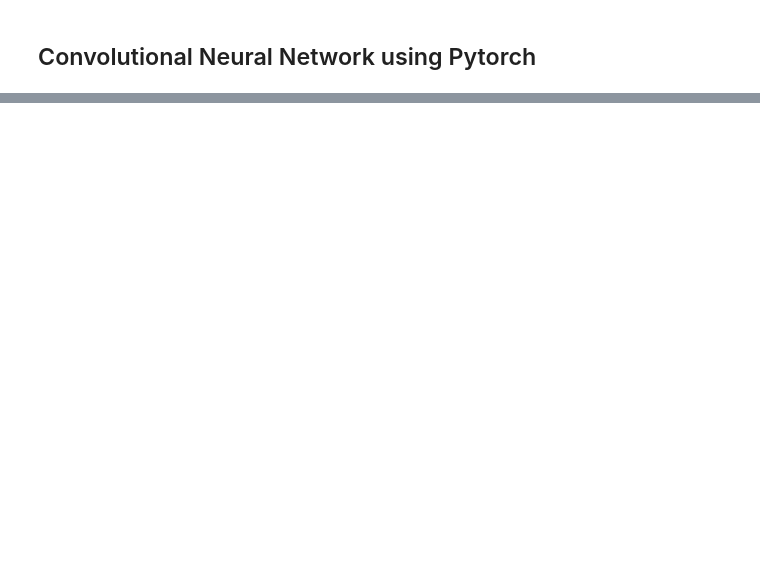
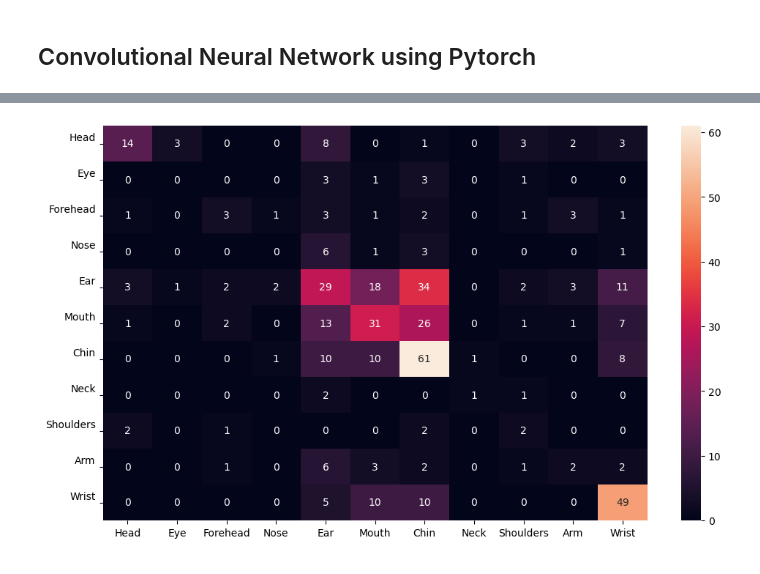
Before and after one commit to Kai-Barry/Classification-for-Auslan, a Jupyter notebook: Experiment5.ipynb, the cells around one changed output, grey strips where cells are left out. Cells and saved outputs as stored; diff of their text form; code cells hidden in the pictures; blank space fills up the shorter version.

```diff
--- a/Experiment5.ipynb
+++ b/Experiment5.ipynb
@@ -429,0 +703,19 @@ RuntimeError: Given groups=1, weight of size [64, 3, 7, 7], expected input[5, 40
+# %%
+# Set the model to evaluation mode
+model.eval()
+
+# Forward pass to get predictions
+with torch.no_grad():
+    test_predictions = model(X_test_tensor)
+model.train()
+
+# Convert predictions to class labels (assuming your output is regression-like)
+test_predictions_labels = torch.argmax(test_predictions, dim=1)
+
+# Calculate accuracy
+overall_accuracy, label_accuracy = calculate_accuracy(test_predictions_labels, y_test_tensor)
+
+print(f'Overall Accuracy: {overall_accuracy:.4f}')
+print('Label Accuracy:')
+for label, acc in label_accuracy.items():
+    print(f'Label {label}: {acc:.4f}')
@@ -429,0 +736,47 @@ RuntimeError: Given groups=1, weight of size [64, 3, 7, 7], expected input[5, 40
+# %%
+from sklearn import metrics
+from sklearn.metrics import confusion_matrix
+import seaborn as sn
+
+# Set the model to evaluation mode
+model.eval()
+
+y_pred = []
+y_true = []
+
+for inputs, labels in test_loader:
+        output = model(inputs) # Feed Network
+
+        output = (torch.max(torch.exp(output), 1)[1]).data.cpu().numpy()
+        y_pred.extend(output) # Save Prediction
+
+        labels = labels.data.cpu().numpy()
+        y_true.extend(labels) # Save Truth
+model.train()
+
+
+inverted_label_keys = dict(map(reversed, label_keys.items()))
+label = [inverted_label_keys[i] for i in range(11)]
+
+color = 'white'
+cf_matrix = confusion_matrix(y_true, y_pred)
+df_cm = pd.DataFrame(cf_matrix / np.sum(cf_matrix, axis=1)[:, None], index = [i for i in label],
+                     columns = [i for i in label])
+df_cm_2 = pd.DataFrame(cf_matrix, index = [i for i in label],
+                     columns = [i for i in label])
+
+plt.figure(figsize = (12,7))
+# sn.heatmap(df_cm, annot=True)
+sn.heatmap(df_cm_2, annot=True)
+# ax.set_title('Confusion Matrix', color='Black')
+# plt.xlabel('Predicted Label', color='Black')
+# plt.ylabel('True Label', color='Black')
+# ax.xaxis.set_ticklabels(label)
+# ax.yaxis.set_ticklabels(label)
+# plt.gcf().axes[0].tick_params(colors='Black')
+# plt.gcf().axes[1].tick_params(colors='Black')
+# plt.savefig("C:/Users/KAI/OneDrive/Documents/2023 Sem 2/REIT4841/Data/ConfusionMatrixRFC.png")
+# plt.savefig('output.png')
+plt.show()
+# %% [output]
+[figure, added]
```
Also changed, not shown: parts of 32 cells of this notebook, 14 other files.
